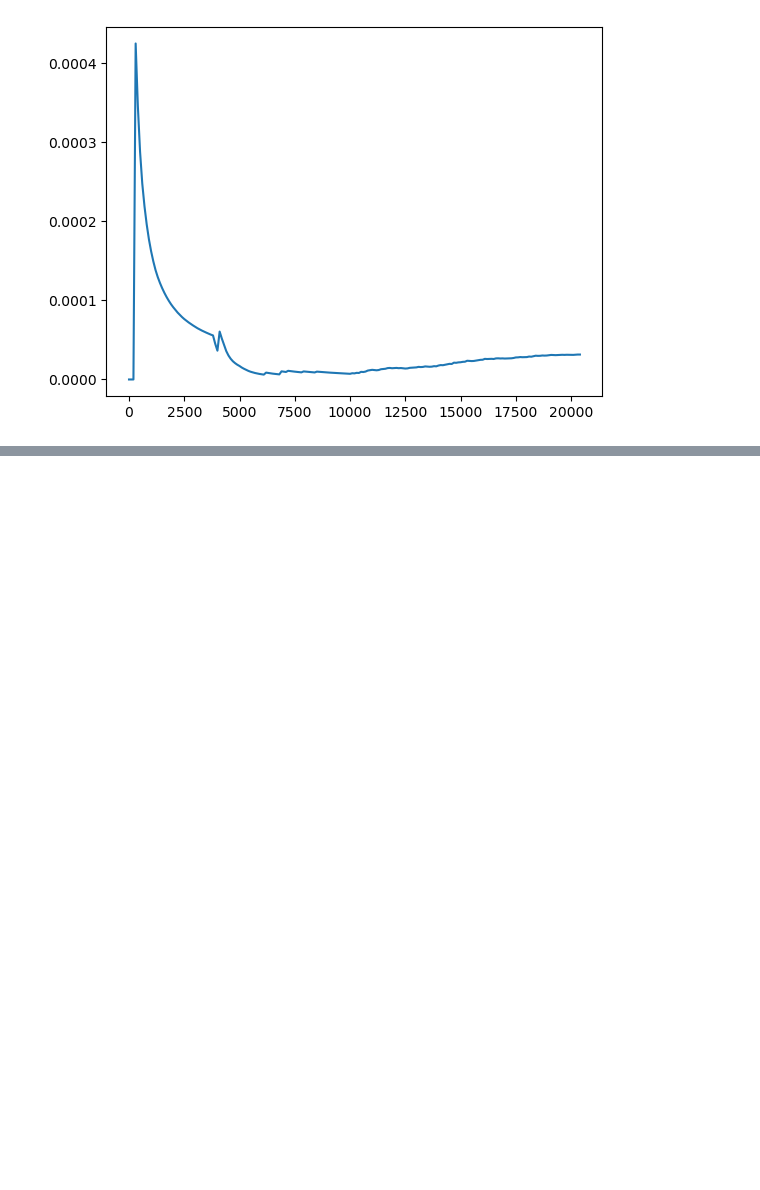
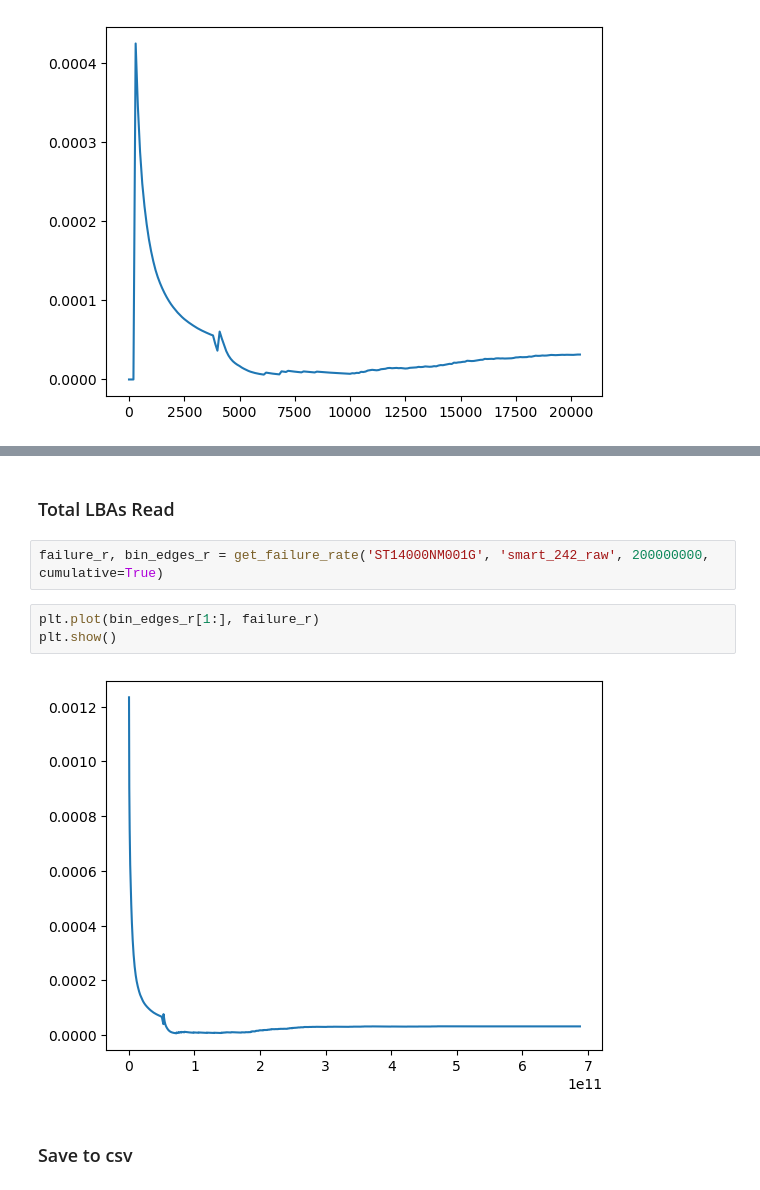
Before and after one commit to shythm/sw-application-2023-2, a Jupyter notebook: hdd-failure-analysis.ipynb, the cells around one changed output, grey strips where cells are left out. Saved outputs shown, nothing was run; the diff lists cells and outputs as text; blank space fills up the shorter version.

```diff
--- a/hdd-failure-analysis.ipynb
+++ b/hdd-failure-analysis.ipynb
@@ -181,3 +172,14 @@ plt.show()
+# %% [markdown]
+### Total LBAs Read
+# %%
+failure_r, bin_edges_r = get_failure_rate('ST14000NM001G', 'smart_242_raw', 200000000, cumulative=True)
+# %%
+plt.plot(bin_edges_r[1:], failure_r)
+plt.show()
+# %% [output]
+[figure, added]
+# %% [markdown]
+### Save to csv
 # %%
 def save_failure_rate(model, feature, bin_width, path='./app/hdd-relver-system/public/data/'):
     failure_rate, bin_edges = get_failure_rate(model, feature, bin_width, cumulative=True)
```
Also changed, not shown: parts of 11 cells of this notebook.
